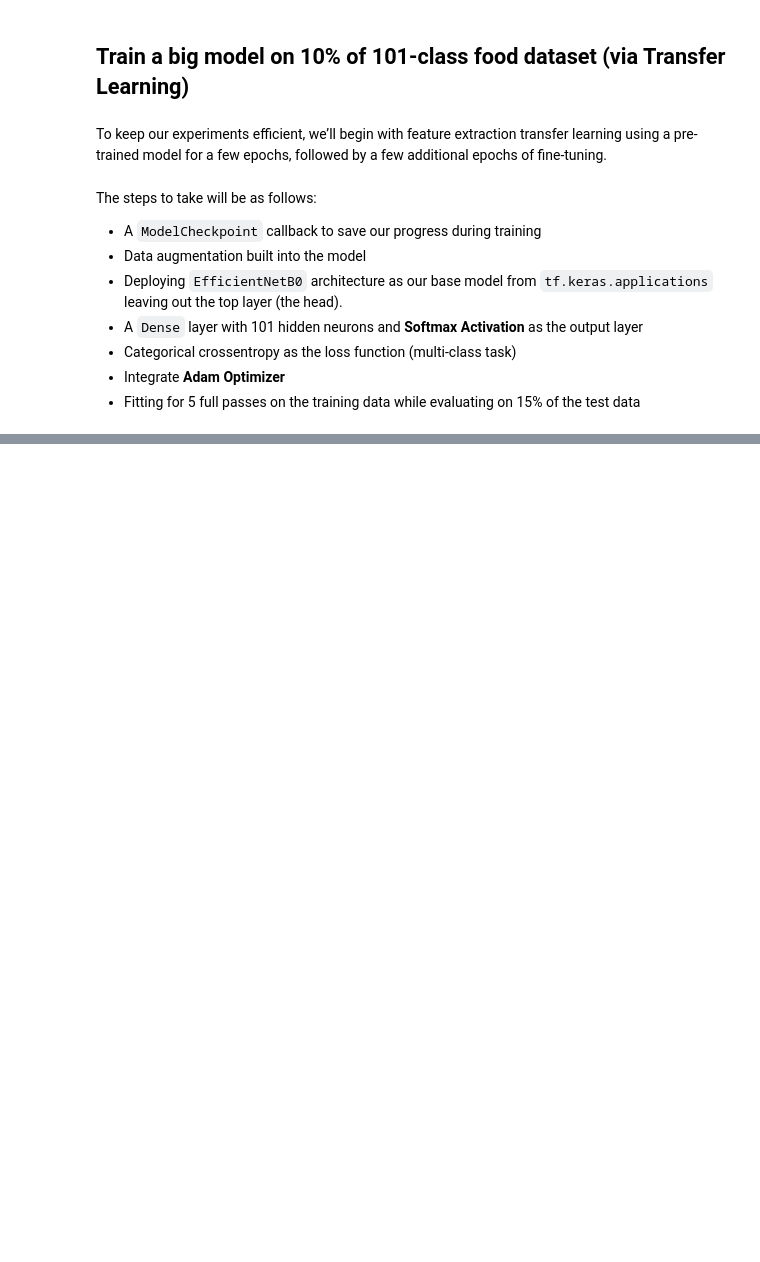
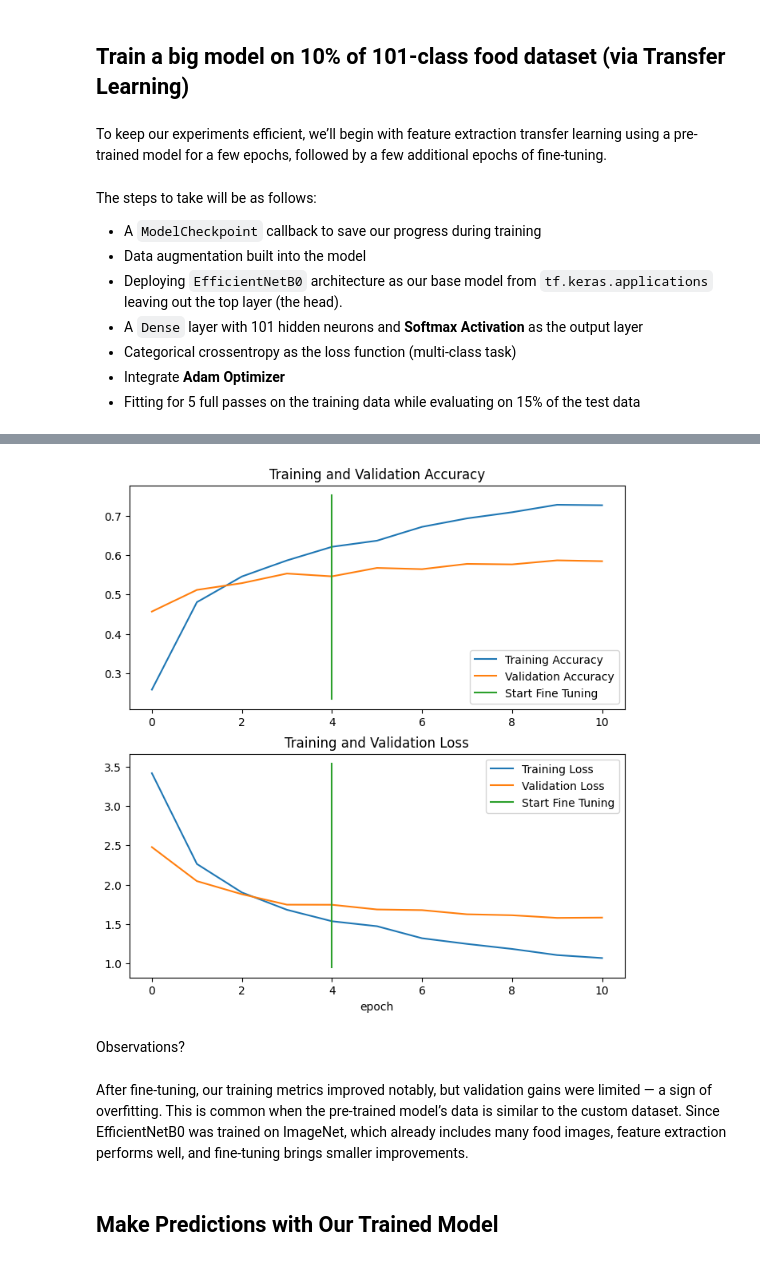
Before and after one commit to milad818/ml-frameworks, a Jupyter notebook: tensorflow/06_tf_transfer_learning_scale_up.ipynb, the cells around one changed output, grey strips where cells are left out. Drawn from its saved outputs; the diff is of its cells as text; code cells hidden in the pictures; blank space fills up the shorter version.

Commit message:
Update 06_tf_transfer_learning_scale_up

```diff
--- a/tensorflow/06_tf_transfer_learning_scale_up.ipynb
+++ b/tensorflow/06_tf_transfer_learning_scale_up.ipynb
@@ -144,0 +274,5 @@ Let's start by creating the ModelCheckpoint callback.
+# %%
+# Recompile model with a lower learning rate
+model.compile(loss='categorical_crossentropy',
+              optimizer=tf.keras.optimizers.Adam(1e-4), # 10x lower learning rate than default
+              metrics=['accuracy'])
@@ -144,0 +313,8 @@ Let's start by creating the ModelCheckpoint callback.
+# %%
+fine_tune_more_epochs = 10 # total number of epochs (5 previously * 5 new)
+
+history_all_classes_10_percent_fine_tune = model.fit(train_data_all_10_percent,
+                                                     epochs=fine_tune_more_epochs,
+                                                     validation_data=test_data,
+                                                     validation_steps=int(0.15 * len(test_data)), # validate on 15% of the test data
+                                                     initial_epoch=his_all_classes_10_percent.epoch[-1]) # start from previous last epoch
@@ -144,0 +341,10 @@ Let's start by creating the ModelCheckpoint callback.
+# %%
+compare_historys(original_history=his_all_classes_10_percent,
+                 new_history=history_all_classes_10_percent_fine_tune,
+                 initial_epochs=5)
+# %% [output]
+[figure, added]
+# %% [markdown]
+Observations?
+# %% [markdown]
+After fine-tuning, our training metrics improved notably, but validation gains were limited — a sign of overfitting. This is common when the pre-trained model’s data is similar to the custom dataset. Since EfficientNetB0 was trained on ImageNet, which already includes many food images, feature extraction performs well, and fine-tuning brings smaller improvements.
@@ -144,0 +360,2 @@ Let's start by creating the ModelCheckpoint callback.
+# %% [markdown]
+## Make Predictions with Our Trained Model
```
Also changed, not shown: parts of 36 cells of this notebook.
